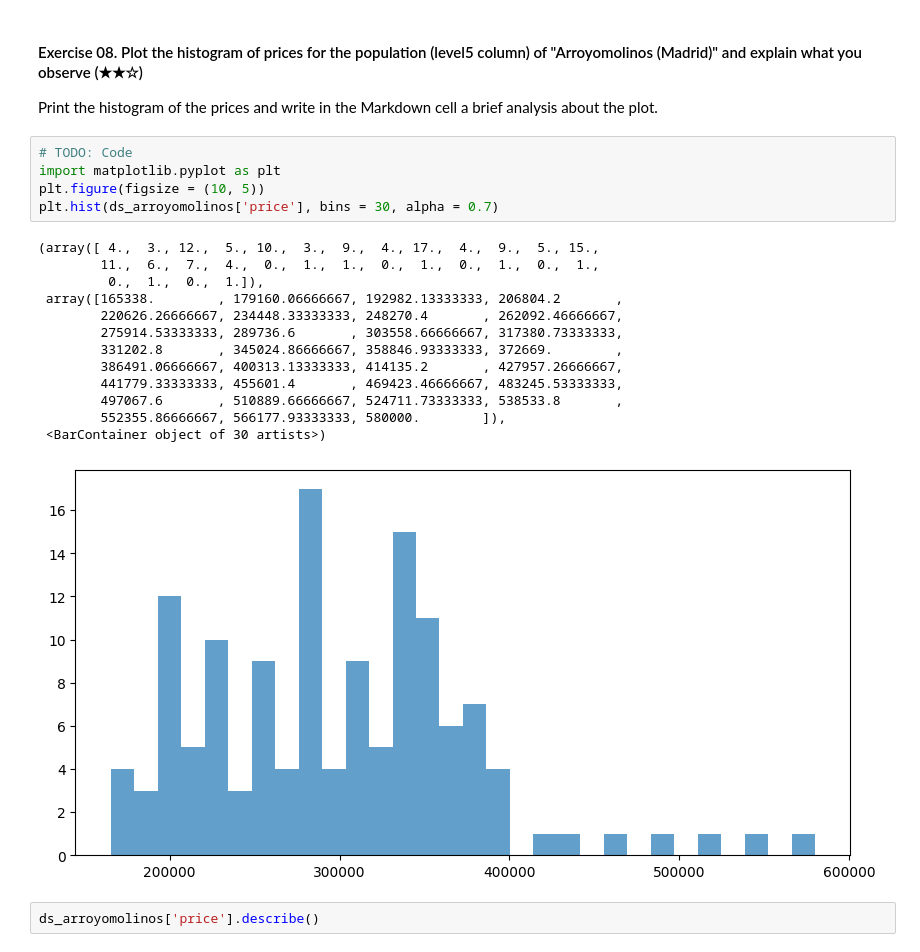
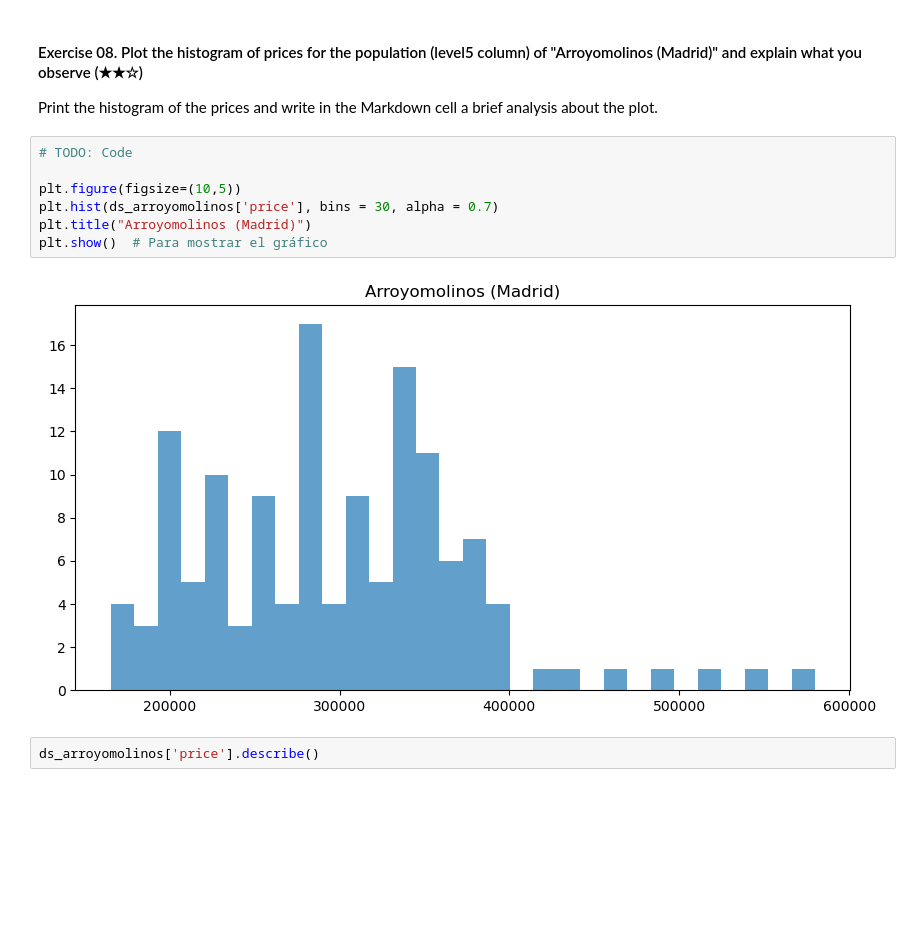
Before and after one commit to 4GeeksAcademy/realestate-datacleanup-exercise-course, a Jupyter notebook: project.ipynb, the cells around one changed output. Cells and saved outputs as stored; diff of their text form; blank space fills up the shorter version.

```diff
--- a/project.ipynb
+++ b/project.ipynb
@@ -222,23 +224,13 @@ print(round(mean_arroy,2))
 Print the histogram of the prices and write in the Markdown cell a brief analysis about the plot.
 # %%
 # TODO: Code
-import matplotlib.pyplot as plt
-plt.figure(figsize = (10, 5))
+
+plt.figure(figsize=(10,5))
 plt.hist(ds_arroyomolinos['price'], bins = 30, alpha = 0.7)
+plt.title("Arroyomolinos (Madrid)")
+plt.show()  # Para mostrar el gráfico
 # %% [output]
-(array([ 4.,  3., 12.,  5., 10.,  3.,  9.,  4., 17.,  4.,  9.,  5., 15.,
-        11.,  6.,  7.,  4.,  0.,  1.,  1.,  0.,  1.,  0.,  1.,  0.,  1.,
-         0.,  1.,  0.,  1.]),
- array([165338.        , 179160.06666667, 192982.13333333, 206804.2       ,
-        220626.26666667, 234448.33333333, 248270.4       , 262092.46666667,
-        275914.53333333, 289736.6       , 303558.66666667, 317380.73333333,
-        331202.8       , 345024.86666667, 358846.93333333, 372669.        ,
-        386491.06666667, 400313.13333333, 414135.2       , 427957.26666667,
-        441779.33333333, 455601.4       , 469423.46666667, 483245.53333333,
-        497067.6       , 510889.66666667, 524711.73333333, 538533.8       ,
-        552355.86666667, 566177.93333333, 580000.        ]),
- <BarContainer object of 30 artists>)
-[figure, old version]
+[figure, new version]
 # %%
 ds_arroyomolinos['price'].describe()
 # %% [output]
```
Also changed, not shown: parts of 23 cells of this notebook.
